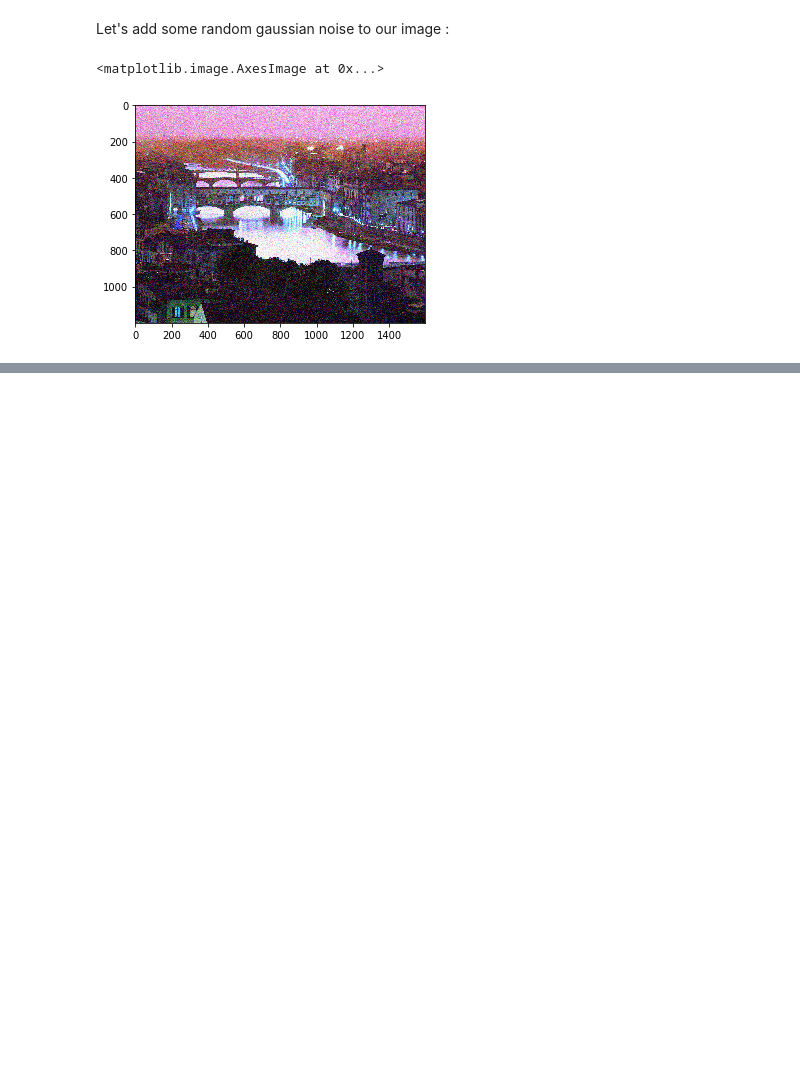
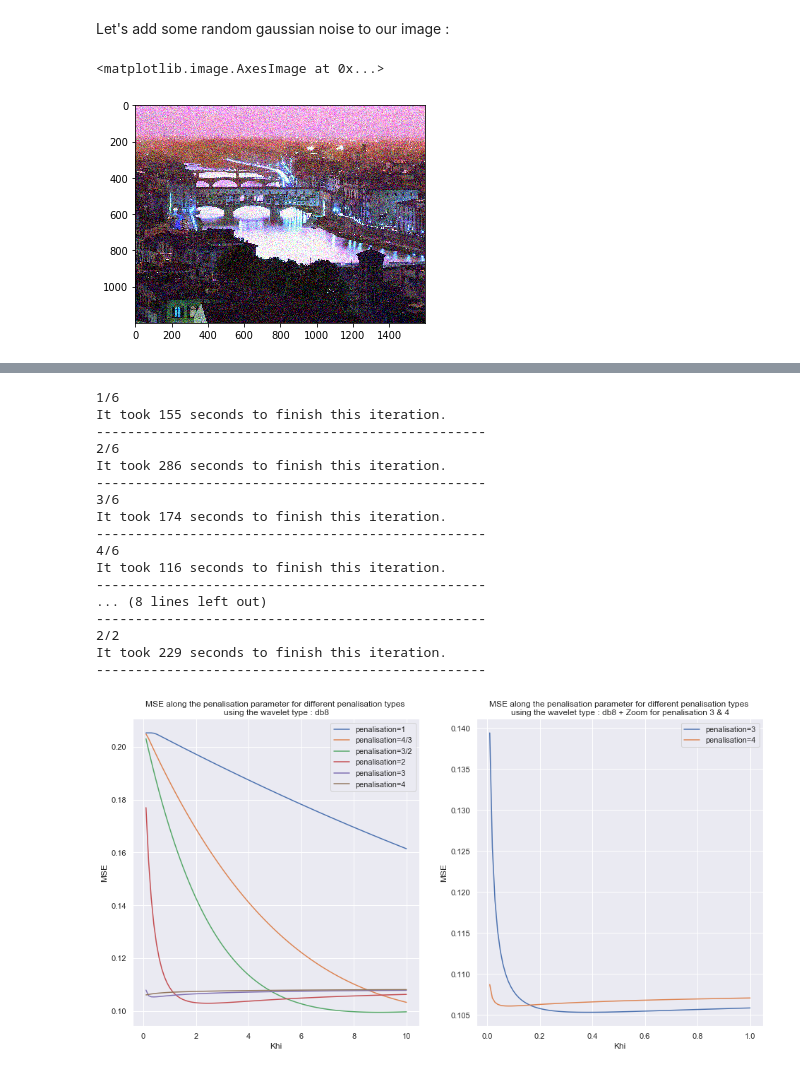
Before and after one commit to EmmanuelJhno/LabsLargeScaleDistributedOptimization, a Jupyter notebook: LSD_TPn1_Jehanno_Rauby.ipynb, the cells around one changed output, grey strips where cells are left out. Cells and saved outputs as stored; diff of their text form; code cells hidden in the pictures; blank space fills up the shorter version.

```diff
--- a/LSD_TPn1_Jehanno_Rauby.ipynb
+++ b/LSD_TPn1_Jehanno_Rauby.ipynb
@@ -54,0 +64,75 @@ plt.imshow(reconstructed_im)
+# %%
+plt.figure(figsize=(16,8))
+
+# Define the parameters
+wavelet_types = ['db8', 'Haar', 'Coif', 'Sym']
+penalization_types = ['1', '4/3', '3/2', '2', '3', '4']
+khi = [k/10 for k in range(1,101)]
+
+ax = plt.subplot(121)
+for itr, pen in enumerate(penalization_types):
+    print(str(itr+1)+'/6')
+    start = time.time()
+    MSE = []
+    for param in khi:
+        L = pywt.wavedec2(im_noise,'db8',level=2,axes=(0,1))
+        prox_L = [L[0],[penalizations[pen](coef,param) for coef in L[1]],
+                  [penalizations[pen](coef,param) for coef in L[2]]]
+        reconstructed_im = pywt.waverec2(prox_L,'db8',axes=(0,1))
+        reconstructed_im = np.clip(reconstructed_im, 0, 255).astype('int')
+        MSE.append(np.linalg.norm(im - reconstructed_im)/np.linalg.norm(im))
+    plt.plot(khi, MSE, label='penalisation={}'.format(pen))
+    end = time.time()
+    print('It took {:.0f} seconds to finish this iteration.\n'.format(end-start)+'-'*50)
+
+plt.legend()
+plt.xlabel("Khi")
+plt.ylabel("MSE")
+plt.title("MSE along the penalisation parameter for different penalisation types \nusing the wavelet type : db8")
+
+
+khi = [k/100 for k in range(1,101)]
+
+ax = plt.subplot(122)
+for itr, pen in enumerate(penalization_types[-2:]):
+    print(str(itr+1)+'/2')
+    start = time.time()
+    MSE = []
+    for param in khi:
+        L = pywt.wavedec2(im_noise,'db8',level=2,axes=(0,1))
+        prox_L = [L[0],[penalizations[pen](coef,param) for coef in L[1]],
+                  [penalizations[pen](coef,param) for coef in L[2]]]
+        reconstructed_im = pywt.waverec2(prox_L,'db8',axes=(0,1))
+        reconstructed_im = np.clip(reconstructed_im, 0, 255).astype('int')
+        MSE.append(np.linalg.norm(im - reconstructed_im)/np.linalg.norm(im))
+    plt.plot(khi, MSE, label='penalisation={}'.format(pen))
+    end = time.time()
+    print('It took {:.0f} seconds to finish this iteration.\n'.format(end-start)+'-'*50)
+
+
+plt.legend()
+plt.xlabel("Khi")
+plt.ylabel("MSE")
+plt.title("MSE along the penalisation parameter for different penalisation types \nusing the wavelet type : db8 + Zoom for penalisation 3 & 4")
+
+
+plt.show()
+# %% [output]
+1/6
+It took 155 seconds to finish this iteration.
+--------------------------------------------------
+2/6
+It took 286 seconds to finish this iteration.
+--------------------------------------------------
+3/6
+It took 174 seconds to finish this iteration.
+--------------------------------------------------
+4/6
+It took 116 seconds to finish this iteration.
+--------------------------------------------------
+... (8 lines left out)
+--------------------------------------------------
+2/2
+It took 229 seconds to finish this iteration.
+--------------------------------------------------
+[figure, added]
```
Also changed, not shown: parts of 10 cells of this notebook.
